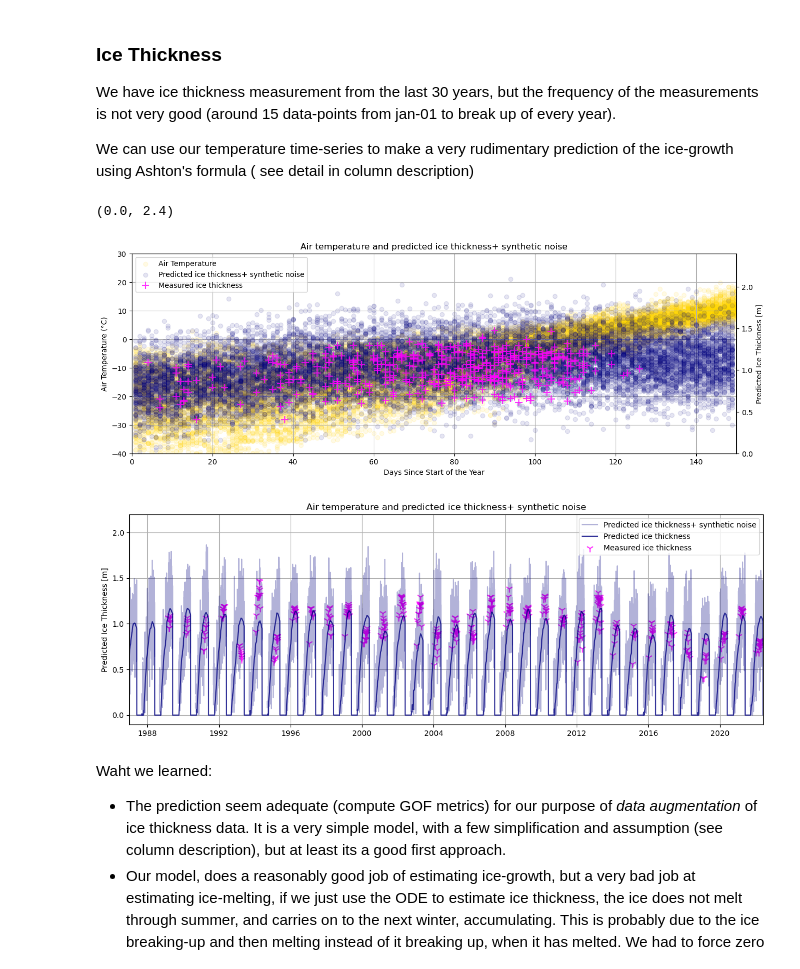
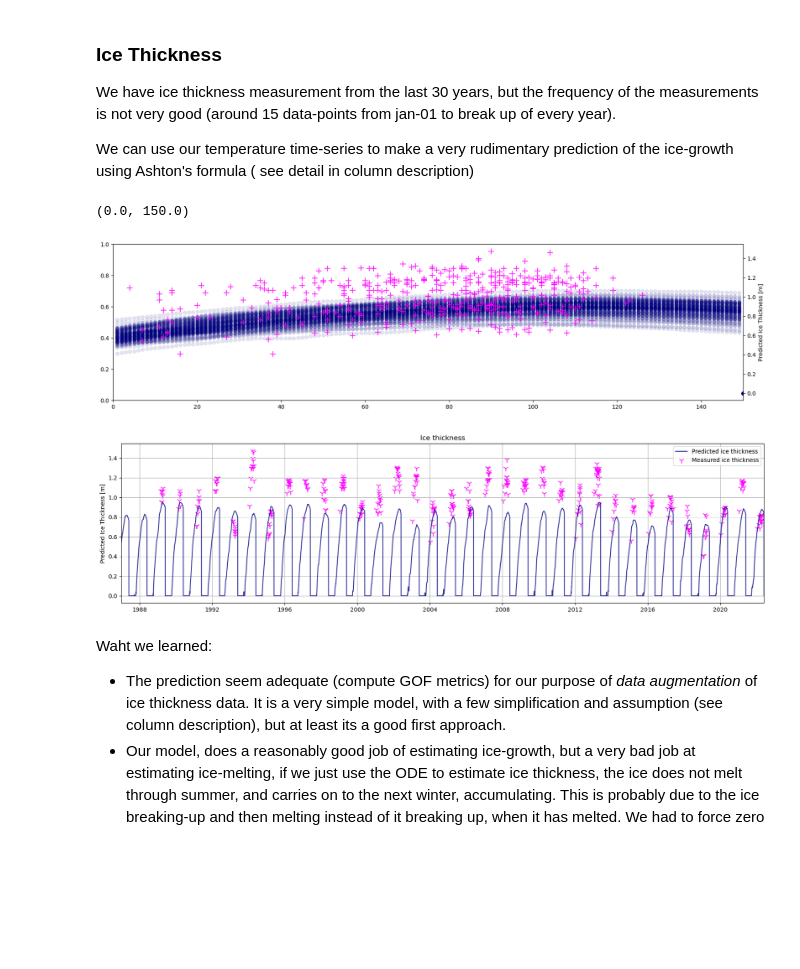
Before and after one commit to iceclassic/sandbox, a Jupyter notebook: content/PreProcessing.ipynb, the cells around one changed output. Saved outputs shown, nothing was run; the diff lists cells and outputs as text; code cells hidden in the pictures; blank space fills up the shorter version.

```diff
--- a/content/PreProcessing.ipynb
+++ b/content/PreProcessing.ipynb
@@ -43,11 +43,7 @@ We have compiled some data that might be useful, the file is available in [Githu
 
 The source and explanation of each column is in the txt.
 # %%
-Data=pd.read_csv('https://github.com/iceclassic/sandbox/blob/main/content/Time_series_DATA.txt?raw=true',index_col=0,skiprows=289)
+Data=pd.read_csv('Time_series_DATA.txt',skiprows=149,index_col=0)
+# Data=pd.read_csv('https://github.com/iceclassic/sandbox/blob/main/content/Time_series_DATA.txt?raw=true',index_col=0,skiprows=289)
 # %% [markdown]
 Frist lets add some data that I forgot to add to the merged df that is up on github (later I need to run these cells,export new df, and add the source description of column to new file)
-# %%
-#include this changes in the Datafile
-Data['Fairbanks: Air Temperature [C]']=(Data['Fairbanks: Air Temperature [C]']-32)*(5/9)
-Data['Predicted ice thickness [m]']=1.23*Data['Predicted ice thickness [m]']
-Data['Noisy predicted ice thickness [m]']=1.23*Data['Noisy predicted ice thickness [m]']
@@ -190,43 +141,23 @@ We have ice thickness measurement from the last 30 years, but the frequency of t
 
 We can use our temperature time-series to make a very rudimentary prediction of the ice-growth using Ashton's formula ( see detail in column description)
 # %%
-fig, ax = plt.subplots(1, 1, figsize=(15, 5))
-# Scatter plot for air temperature
-ax.scatter(Data['Days since start of year'], Data['Regional: Air temperature [C]'], color="gold", alpha=0.1, label='Air Temperature')
-ax.set_xlabel('Days Since Start of the Year')
-ax.set_ylabel('Air Temperature (°C)')
-ax.tick_params(axis='y')
-ax.set_title('Air temperature and predicted ice thickness+ synthetic noise')
-ax.set_ylim([-40,30])
-ax.grid(True)
+fig, ax = plt.subplots(1, 1, figsize=(20, 5))
+ax = ax.twinx()
+ax.scatter(Data['Days since start of year'],Data['Predicted ice thickness [m]'], color="navy", alpha=0.1, label='Predicted ice thickness+ synthetic noise')
+ax.scatter(Data['Days since start of year'],Data["IceThickness [cm]"]/100, color="magenta", alpha=0.8, label='Measured ice thickness',marker='+',s=100)
+ax.set_ylabel('Predicted Ice Thickness [m]')
 
-# Plot the second dataset on the second axis
-ax2 = ax.twinx()
-ax2.scatter(Data['Days since start of year'],Data['Noisy predicted ice thickness [m]'], color="navy", alpha=0.1, label='Predicted ice thickness+ synthetic noise')
-ax2.scatter(Data['Days since start of year'],Data["IceThickness [cm]"]/100, color="magenta", alpha=0.8, label='Measured ice thickness',marker='+',s=100)
-ax2.set_ylabel('Predicted Ice Thickness [m]')
-
-
-# Combine legends
-handles, labels = ax.get_legend_handles_labels()
-handles2, labels2 = ax2.get_legend_handles_labels()
-handles += handles2
-labels += labels2
-ax.legend(handles, labels, loc='upper left')
 ax.set_xlim([0,150])
-ax2.set_ylim([0,2.4])
 # %% [output]
-(0.0, 2.4)
+(0.0, 150.0)
-[figure, old version]
+[figure, new version]
 # %%
-fig, ax = plt.subplots(1, 1, figsize=(15, 5))
+fig, ax = plt.subplots(1, 1, figsize=(20, 5))
 # Scatter plot for air temperature
 
-ax.set_title('Air temperature and predicted ice thickness+ synthetic noise')
+ax.set_title('Ice thickness')
 ax.grid(True)
 
-
-ax.plot(Data['Noisy predicted ice thickness [m]'], color="navy", alpha=0.3, label='Predicted ice thickness+ synthetic noise')
 ax.plot(Data['Predicted ice thickness [m]'], color="navy", alpha=0.8, label='Predicted ice thickness')
 ax.scatter(Data.index,Data["IceThickness [cm]"]/100, color="magenta", alpha=0.8, label='Measured ice thickness',marker='1',s=100)
 ax.set_ylabel('Predicted Ice Thickness [m]')
@@ -237,7 +168,7 @@ ax.legend()
 # Show plot
 plt.show()
 # %% [output]
-[figure, old version]
+[figure, new version]
 # %% [markdown]
 Waht we learned:
 - The prediction seem adequate (compute GOF metrics) for our purpose of *data augmentation*  of ice thickness data. It is a very simple model, with a few simplification and assumption (see column description), but at least its a good first approach.
```
Also changed, not shown: parts of 19 cells of this notebook, 2 other files.
